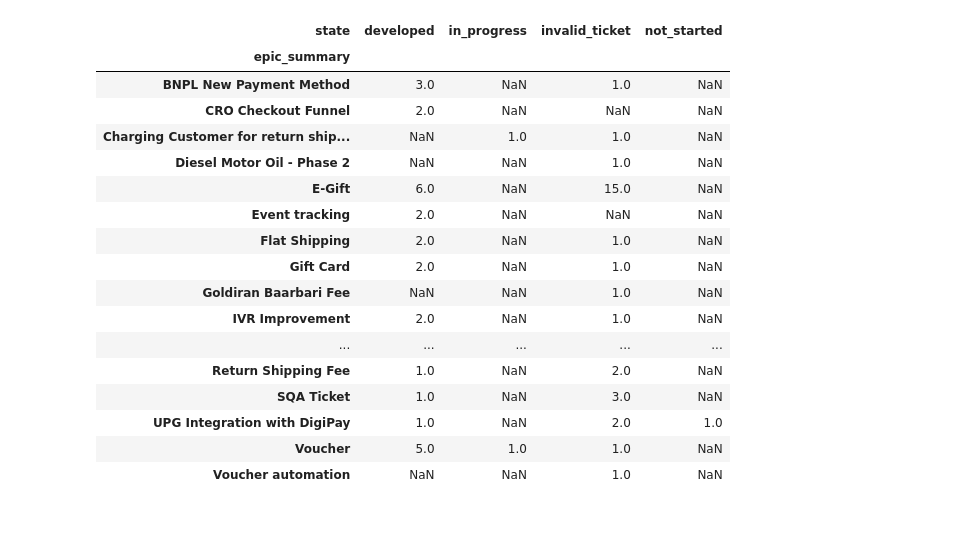
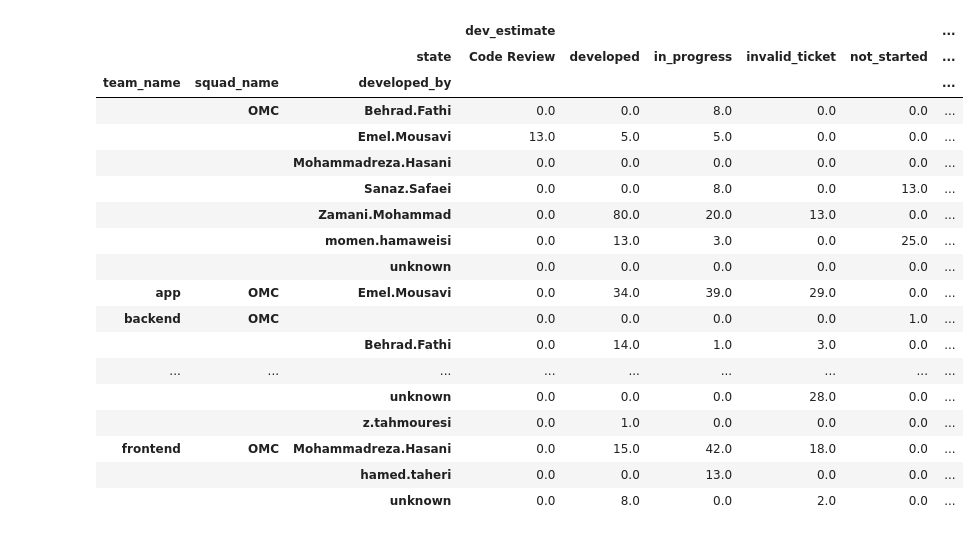
Before and after one commit to shayansm2/jira-analytics, a Jupyter notebook: discover.ipynb, the cells around one changed output. Cells and saved outputs as stored; diff of their text form; code cells hidden in the pictures.

Commit message:
fix report bugs

```diff
--- a/discover.ipynb
+++ b/discover.ipynb
@@ -22,22 +0,0 @@ df
-# %%
-df.groupby(['epic_summary', 'state']).count()['key'].reset_index().pivot_table(index='epic_summary', columns='state',
-                                                                               values='key')
-# %% [output]
-| state | developed | in_progress | invalid_ticket | not_started |
-| epic_summary |  |  |  |  |
-| BNPL New Payment Method | 3.0 | NaN | 1.0 | NaN |
-| CRO Checkout Funnel | 2.0 | NaN | NaN | NaN |
-| Charging Customer for return ship... | NaN | 1.0 | 1.0 | NaN |
-| Diesel Motor Oil - Phase 2 | NaN | NaN | 1.0 | NaN |
-| E-Gift | 6.0 | NaN | 15.0 | NaN |
-| Event tracking | 2.0 | NaN | NaN | NaN |
-| Flat Shipping | 2.0 | NaN | 1.0 | NaN |
-| Gift Card | 2.0 | NaN | 1.0 | NaN |
-| Goldiran Baarbari Fee | NaN | NaN | 1.0 | NaN |
-| IVR Improvement | 2.0 | NaN | 1.0 | NaN |
-| ... | ... | ... | ... | ... |
-| Return Shipping Fee | 1.0 | NaN | 2.0 | NaN |
-| SQA Ticket | 1.0 | NaN | 3.0 | NaN |
-| UPG Integration with DigiPay | 1.0 | NaN | 2.0 | 1.0 |
-| Voucher | 5.0 | 1.0 | 1.0 | NaN |
-| Voucher automation | NaN | NaN | 1.0 | NaN |
@@ -43,0 +5,22 @@ df.groupby(['epic_summary', 'state']).count()['key'].reset_index().pivot_table(i
+# %%
+DailyVelocityReport(squad_names='omc', sprint='05', quarter='4').get()
+# %% [output]
+|  |  |  | dev_estimate |  |  |  |  | ... |
+|  |  | state | Code Review | developed | in_progress | invalid_ticket | not_started | ... |
+| team_name | squad_name | developed_by |  |  |  |  |  | ... |
+|  | OMC | Behrad.Fathi | 0.0 | 0.0 | 8.0 | 0.0 | 0.0 | ... |
+|  |  | Emel.Mousavi | 13.0 | 5.0 | 5.0 | 0.0 | 0.0 | ... |
+|  |  | Mohammadreza.Hasani | 0.0 | 0.0 | 0.0 | 0.0 | 0.0 | ... |
+|  |  | Sanaz.Safaei | 0.0 | 0.0 | 8.0 | 0.0 | 13.0 | ... |
+|  |  | Zamani.Mohammad | 0.0 | 80.0 | 20.0 | 13.0 | 0.0 | ... |
+|  |  | momen.hamaweisi | 0.0 | 13.0 | 3.0 | 0.0 | 25.0 | ... |
+|  |  | unknown | 0.0 | 0.0 | 0.0 | 0.0 | 0.0 | ... |
+| app | OMC | Emel.Mousavi | 0.0 | 34.0 | 39.0 | 29.0 | 0.0 | ... |
+| backend | OMC |  | 0.0 | 0.0 | 0.0 | 0.0 | 1.0 | ... |
+|  |  | Behrad.Fathi | 0.0 | 14.0 | 1.0 | 3.0 | 0.0 | ... |
+| ... | ... | ... | ... | ... | ... | ... | ... | ... |
+|  |  | unknown | 0.0 | 0.0 | 0.0 | 28.0 | 0.0 | ... |
+|  |  | z.tahmouresi | 0.0 | 1.0 | 0.0 | 0.0 | 0.0 | ... |
+| frontend | OMC | Mohammadreza.Hasani | 0.0 | 15.0 | 42.0 | 18.0 | 0.0 | ... |
+|  |  | hamed.taheri | 0.0 | 0.0 | 13.0 | 0.0 | 0.0 | ... |
+|  |  | unknown | 0.0 | 8.0 | 0.0 | 2.0 | 0.0 | ... |
```
Also changed, not shown: parts of 5 cells of this notebook, 4 other files.
